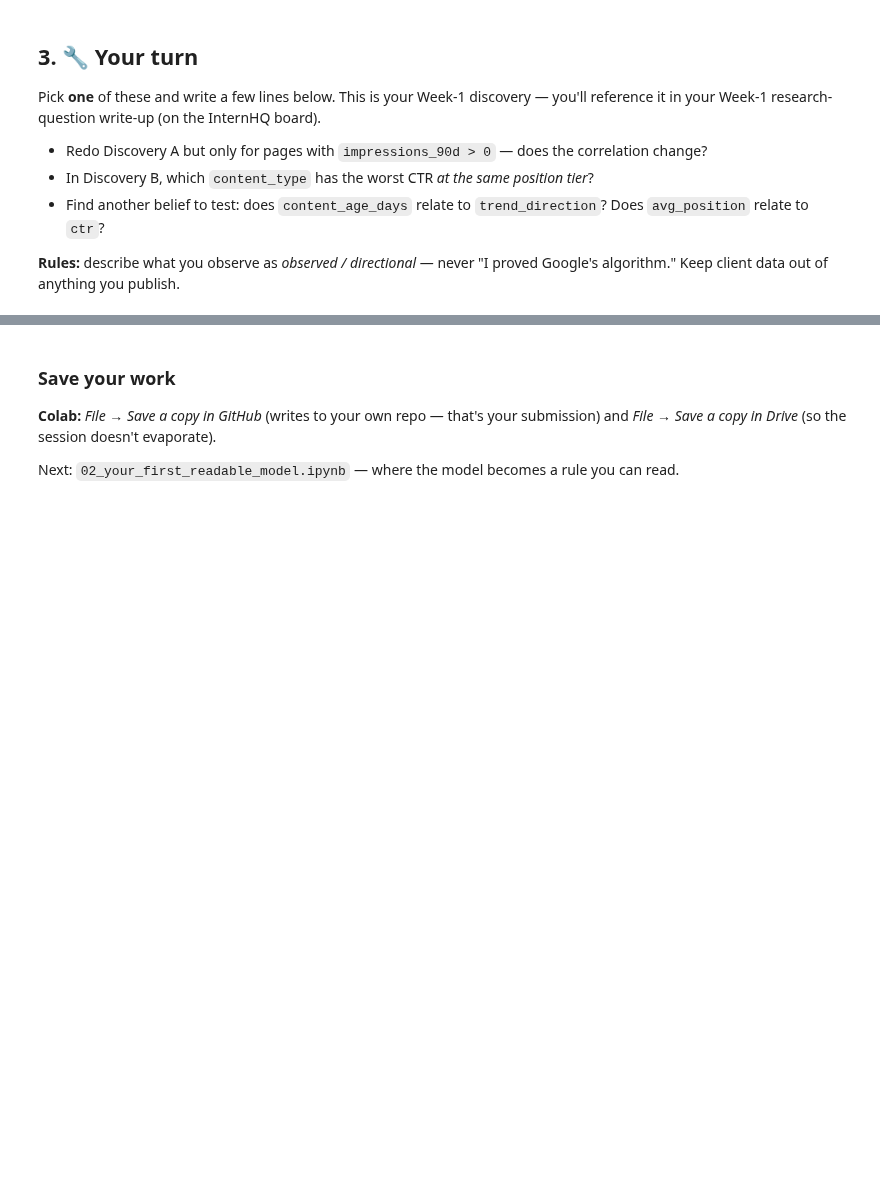
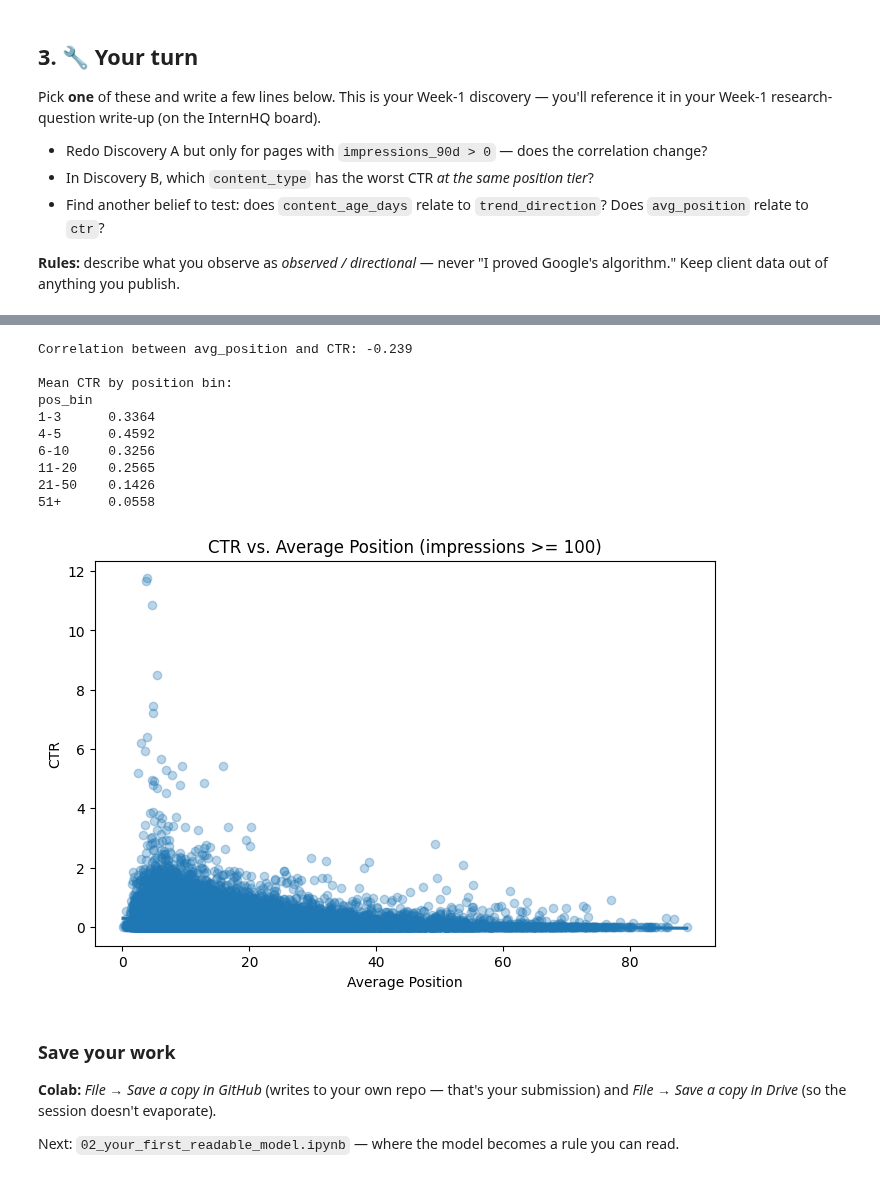
Before and after one commit to JunaidAhamed-7777/flyrank-machine-learning, a Jupyter notebook: notebooks/01_first_look_and_discovery.ipynb, the cells around one changed output, grey strips where cells are left out. Saved outputs shown, nothing was run; the diff lists cells and outputs as text; code cells hidden in the pictures; blank space fills up the shorter version.

Commit message:
Complete week 1 personal observation: content_age_days vs trend, and avg_position vs ctr

```diff
--- a/notebooks/01_first_look_and_discovery.ipynb
+++ b/notebooks/01_first_look_and_discovery.ipynb
@@ -154 +180,43 @@ Pick **one** of these and write a few lines below. This is your Week-1 discovery
+# %%
+# Discovery D :: Is the drop in CTR linear with position, or are there cliffs?
+# Compute correlation and plot a scatter with a trend line.
+
+import matplotlib.pyplot as plt
+import seaborn as sns
+
+# Filter to pages with at least 100 impressions to reduce noise (same as Discovery B)
+visible = df[df["impressions_90d"] >= 100].copy()
+
+# Correlation
+corr = visible["avg_position"].corr(visible["ctr"])
+print(f"Correlation between avg_position and CTR: {corr:.3f}")
+
+# Binned average to see the shape (non-linear?)
+bins = [0, 3, 5, 10, 20, 50, 100]
+labels = ["1-3", "4-5", "6-10", "11-20", "21-50", "51+"]
+visible["pos_bin"] = pd.cut(visible["avg_position"], bins=bins, labels=labels, right=False)
+ctr_by_bin = visible.groupby("pos_bin")["ctr"].mean()
+
+print("\nMean CTR by position bin:")
+print(ctr_by_bin.round(4).to_string())
+
+# Simple scatter (optional – comment out if you want a faster run)
+plt.figure(figsize=(8,5))
+sns.regplot(x="avg_position", y="ctr", data=visible, lowess=True, scatter_kws={"alpha":0.3})
+plt.title("CTR vs. Average Position (impressions >= 100)")
+plt.xlabel("Average Position")
+plt.ylabel("CTR")
+plt.show()
+# %% [output]
+Correlation between avg_position and CTR: -0.239
+
+Mean CTR by position bin:
+pos_bin
+1-3      0.3364
+4-5      0.4592
+6-10     0.3256
+11-20    0.2565
+21-50    0.1426
+51+      0.0558
+[figure, added]
 # %%
```
Also changed, not shown: parts of 2 cells of this notebook.
